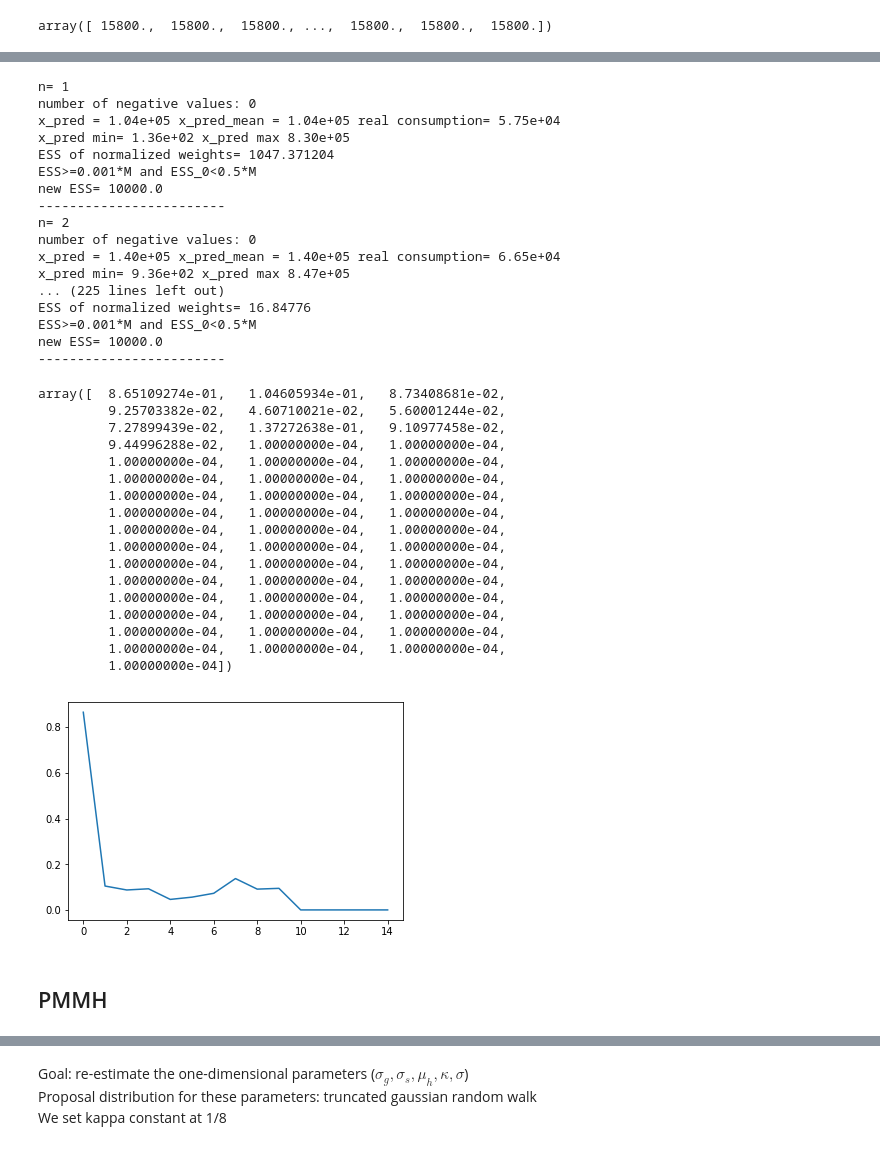
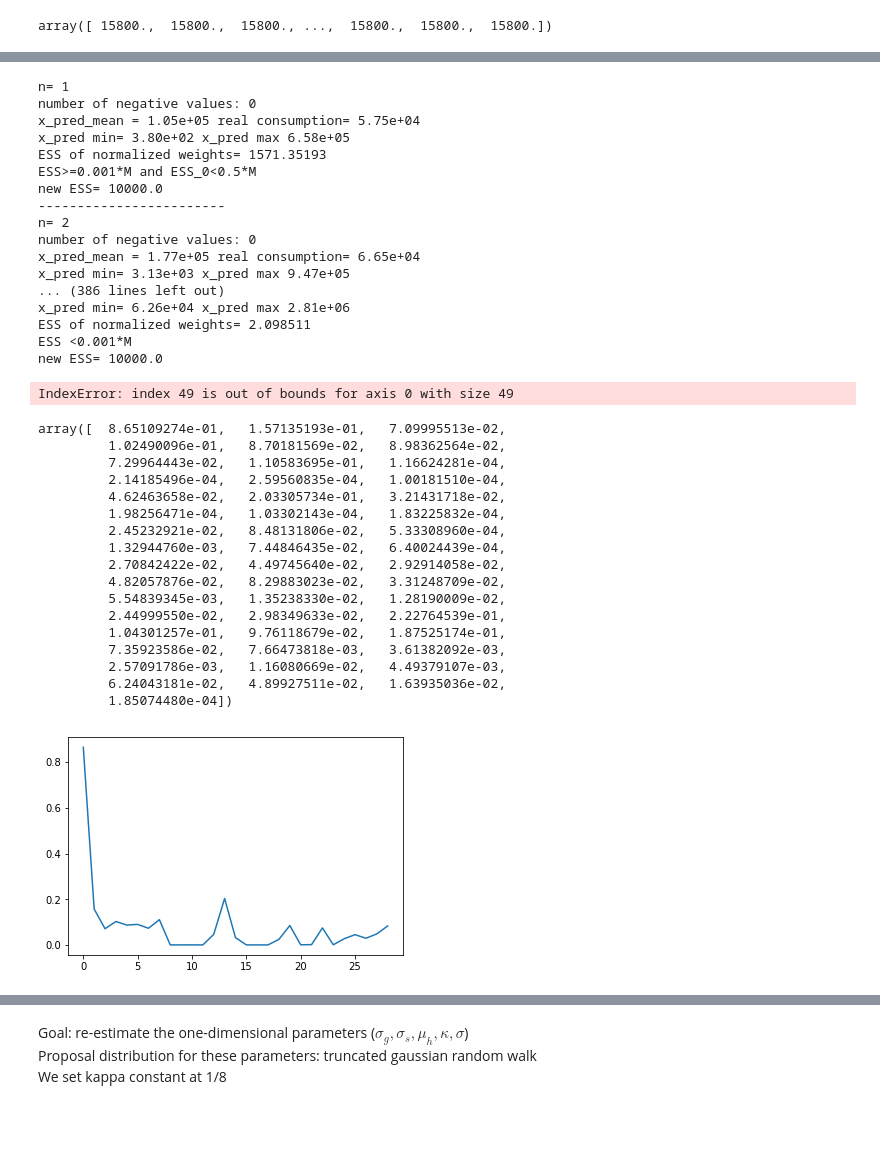
Before and after one commit to zakaryaxali/smc_electricity_forecast, a Jupyter notebook: Markov_code_AG_V11.ipynb, the cells around one changed output, grey strips where cells are left out. Drawn from its saved outputs; the diff is of its cells as text; code cells hidden in the pictures; blank space fills up the shorter version.

Commit message:
fine tuning PMMH again and again

```diff
--- a/Markov_code_AG_V11.ipynb
+++ b/Markov_code_AG_V11.ipynb
@@ -38,7 +33,7 @@ from scipy import ndimage
 ### Parameters
 # %%
 M=10**4 #number of particles
-n_pred=48  #number of predictions
+n_pred=60  #number of predictions
 N_daytype=8  #number of day types
 # %%
 #Define functions for filtering and regularization of weigths for Particle Fitler algo 3.10
@@ -535,49 +497,48 @@ def particle_filter(len_init,len_filtering,s,g_h,sigma_s,sigma_g,sigma,lh_y):
         print("------------------------")
     return lh_y_n
 # %%
-log_lh_init=particle_filter(15,30,s_init,g_heat_init,sigma_s_init,sigma_g_init,sigma2**0.5,lh_y_n)
+log_lh_init=particle_filter(15,60,s_init,g_heat_init,sigma_s_init,sigma_g_init,sigma2**0.5,lh_y_n)
 # %% [output]
 n= 1
 number of negative values: 0
-x_pred = 1.04e+05 x_pred_mean = 1.04e+05 real consumption= 5.75e+04
-x_pred min= 1.36e+02 x_pred max 8.30e+05
-ESS of normalized weights= 1047.371204
+x_pred_mean = 1.05e+05 real consumption= 5.75e+04
+x_pred min= 3.80e+02 x_pred max 6.58e+05
+ESS of normalized weights= 1571.35193
 ESS>=0.001*M and ESS_0<0.5*M
 new ESS= 10000.0
 ------------------------
 n= 2
 number of negative values: 0
-x_pred = 1.40e+05 x_pred_mean = 1.40e+05 real consumption= 6.65e+04
-x_pred min= 9.36e+02 x_pred max 8.47e+05
-... (225 lines left out)
-ESS of normalized weights= 16.84776
-ESS>=0.001*M and ESS_0<0.5*M
+x_pred_mean = 1.77e+05 real consumption= 6.65e+04
+x_pred min= 3.13e+03 x_pred max 9.47e+05
+... (386 lines left out)
+x_pred min= 6.26e+04 x_pred max 2.81e+06
+ESS of normalized weights= 2.098511
+ESS <0.001*M
 new ESS= 10000.0
-------------------------
+IndexError: index 49 is out of bounds for axis 0 with size 49
 # %%
 ESS/M
 # %% [output]
-array([  8.65109274e-01,   1.04605934e-01,   8.73408681e-02,
-         9.25703382e-02,   4.60710021e-02,   5.60001244e-02,
-         7.27899439e-02,   1.37272638e-01,   9.10977458e-02,
-         9.44996288e-02,   1.00000000e-04,   1.00000000e-04,
-         1.00000000e-04,   1.00000000e-04,   1.00000000e-04,
-         1.00000000e-04,   1.00000000e-04,   1.00000000e-04,
-         1.00000000e-04,   1.00000000e-04,   1.00000000e-04,
-         1.00000000e-04,   1.00000000e-04,   1.00000000e-04,
-         1.00000000e-04,   1.00000000e-04,   1.00000000e-04,
-         1.00000000e-04,   1.00000000e-04,   1.00000000e-04,
-         1.00000000e-04,   1.00000000e-04,   1.00000000e-04,
-         1.00000000e-04,   1.00000000e-04,   1.00000000e-04,
-         1.00000000e-04,   1.00000000e-04,   1.00000000e-04,
-         1.00000000e-04,   1.00000000e-04,   1.00000000e-04,
-         1.00000000e-04,   1.00000000e-04,   1.00000000e-04,
-         1.00000000e-04,   1.00000000e-04,   1.00000000e-04,
-         1.00000000e-04])
+array([  8.65109274e-01,   1.57135193e-01,   7.09995513e-02,
+         1.02490096e-01,   8.70181569e-02,   8.98362564e-02,
+         7.29964443e-02,   1.10583695e-01,   1.16624281e-04,
+         2.14185496e-04,   2.59560835e-04,   1.00181510e-04,
+         4.62463658e-02,   2.03305734e-01,   3.21431718e-02,
+         1.98256471e-04,   1.03302143e-04,   1.83225832e-04,
+         2.45232921e-02,   8.48131806e-02,   5.33308960e-04,
+         1.32944760e-03,   7.44846435e-02,   6.40024439e-04,
+         2.70842422e-02,   4.49745640e-02,   2.92914058e-02,
+         4.82057876e-02,   8.29883023e-02,   3.31248709e-02,
+         5.54839345e-03,   1.35238330e-02,   1.28190009e-02,
+         2.44999550e-02,   2.98349633e-02,   2.22764539e-01,
+         1.04301257e-01,   9.76118679e-02,   1.87525174e-01,
+         7.35923586e-02,   7.66473818e-03,   3.61382092e-03,
+         2.57091786e-03,   1.16080669e-02,   4.49379107e-03,
+         6.24043181e-02,   4.89927511e-02,   1.63935036e-02,
+         1.85074480e-04])
 # %%
-plt.plot(range(15),ESS[:15]/M)
+plt.plot(range(29),ESS[:29]/M)
 plt.show()
 # %% [output]
-[figure, old version]
+[figure, new version]
-# %% [markdown]
-## PMMH
```
Also changed, not shown: parts of 21 cells of this notebook.
